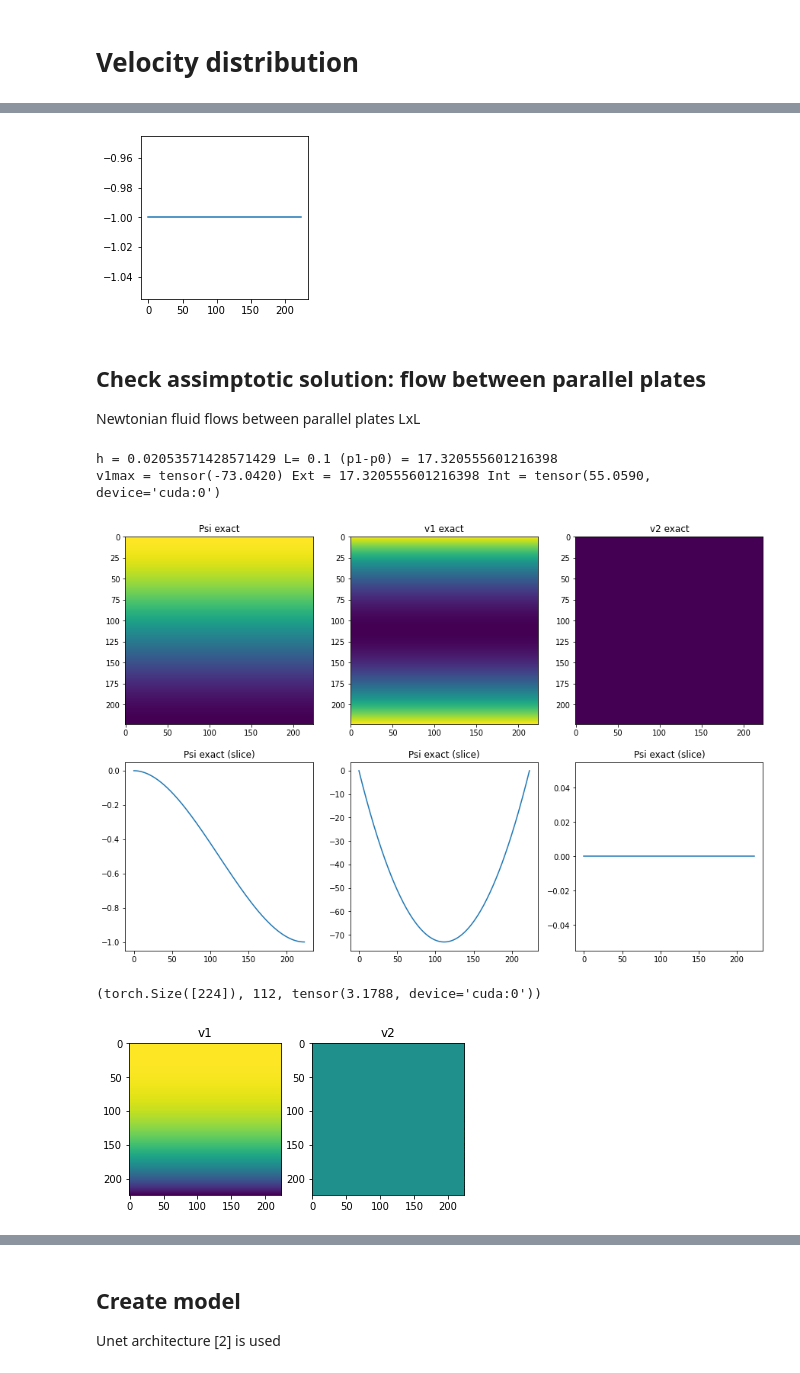
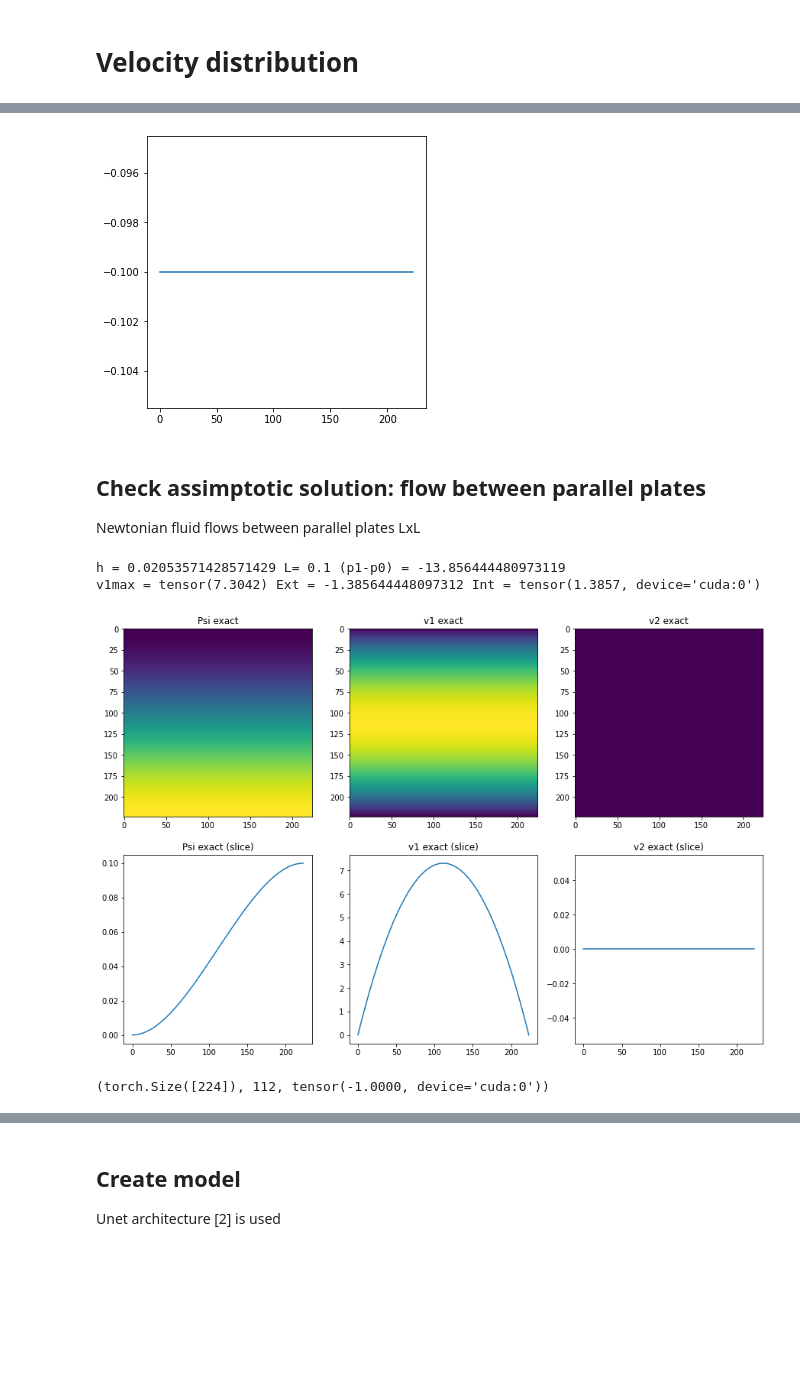
Before and after one commit to Mechanics-Mechatronics-and-Robotics/Physics-based-loss-and-machine-learning-approach-in-application-to-viscous-fluids-flow-modeling, a Jupyter notebook: Main.ipynb, the cells around one changed output, grey strips where cells are left out. Cells and saved outputs as stored; diff of their text form; code cells hidden in the pictures; blank space fills up the shorter version.

```diff
--- a/Main.ipynb
+++ b/Main.ipynb
@@ -70,7 +71,7 @@ LIM1 = [0, L]
 LIM2 = [0, L]
 
 # Flow rate through the inlet (outlet) boundary, m^3/s
-Q = 1
+Q = 0.1
 
 # Koefficient of dynamic viscosity (viscosity), Pa*s
 MU = 1e-3
@@ -530,7 +531,7 @@ fig = plt.figure(figsize=(FIGSIZE, FIGSIZE))
 plt.plot(Qch.cpu())
 plt.show()
 # %% [output]
-[figure, old version]
+[figure, new version]
 # %%
 # velocityMask = torch.ones(imgSize,imgSize)
 # velocityMask[:,0:3] = 0
@@ -556,17 +557,18 @@ Newtonian fluid flows between parallel plates LxL
 #Exact solution
 sp = int(SIZE/2)#slice position
 h=(SIZE-2*S2)*L/SIZE#(126-92)*L/126 # h is thickness of the channel, L is it's length
-pressureDrop = Q * 3 * MU * L / (2 * h ** 3)
-Extex = pressureDrop * Q
 # v1ex = pressureDrop / (2 * MU * L) * X2N*(X2N - 1) * h ** 2
 # v1exmax = pressureDrop / (2 * MU * L) * X2N[int(SIZE/2)]*(X2N[int(SIZE/2)] - 1) * h ** 2 # in the middle of the flow
 # psiex = (pressureDrop / (2 * MU * L) * (X2N ** 2)*((X2N/3) - (1/2)) * (h ** 3) + Q
 #        + pressureDrop / (12 * MU * L) * (h ** 3))
-C0 = 12*Q/(h**3)
-C1 = -6*Q/(h**2)
-psiex = C0*(X2N**3/6)*h**3 + C1*(X2N**2/2)*h**2
-v1ex = C0*(X2N**2/2)*h**2 + C1*(X2N)*h
+C0 = -12*MU*Q/(h**3)
+C1 = 6*Q/(h**2)
+psiex = C0*(X2N**3)*h**3/(6*MU) + C1*(X2N**2/2)*h**2
+v1ex = C0*(X2N**2)*h**2/(2*MU) + C1*(X2N)*h
 v1exmax = v1ex[int(SIZE/2)]
+
+pressureDrop = C0*L
+Extex = pressureDrop * Q
 
 # From 1D to 2D
 psiex = psiex * torch.ones(SIZE, SIZE)
@@ -578,62 +580,61 @@ v1ex = v1ex.t()
 v2ex = torch.zeros(SIZE, SIZE)
 
 #Calculate Internal power to check numerical integration
-xi11, xi12, xi22, EtaEta = TksiDistr(v1, v2, DX1N, DX2N, LIM1, LIM2)
+lim1 = [0, L]
+lim2 = [0, h]
+
+xi11, xi12, xi22, EtaEta = TksiDistr(v1ex, v2ex, DX1N, DX2N, lim1, lim2)
 #xi11,xi12,xi22,EtaEta = TksiDistr(v1Masked,v2Masked,dx1n,dx2n,lim1,lim2)
-int1EtaEta = torch.trapezoid(EtaEta)
-int2EtaEta = torch.trapezoid(int1EtaEta)
-s = DX1N * DX2N * LIM1[1] * LIM2[1]
-Intex = 0.5*MU*s*int2EtaEta #doublelIntegra
+
+int1EtaEta = torch.trapz(EtaEta)
+#int1EtaEta = scipy.integrate.fixed_quad(EtaEta.cpu(),0,1)
+int2EtaEta = torch.trapz(int1EtaEta)
+#int1EtaEta = scipy.integrate.fixed_quad(int1EtaEta.cpu(),0,1)
+
+s = DX1N * DX2N * lim1[1] * lim2[1]
+Intex = MU*s*int2EtaEta #doublelIntegral
+# EtaEta = np.array(EtaEta)
+# X1N = np.array(X1N)
+# X2N = np.array(X2N)
+#Intex = 0.5*MU*s*scipy.integrate.dblquad(EtaEta.cpu(),0,1,X1N.cpu(),X2N.cpu()) #doublelIntegra
 
 
 
 print('h =', h, 'L=', L, '(p1-p0) =', pressureDrop,
       '\nv1max =', v1exmax, 'Ext =', Extex, 'Int =', Intex)
 
 
 fig = plt.figure(figsize=(FIGSIZE*3, FIGSIZE*2))
 plt.subplot(2,3,1)
 plt.imshow(psiex)
 plt.title('Psi exact')
 
 plt.subplot(2,3,2)
 plt.imshow(v1ex)
 plt.title('v1 exact')
 
 plt.subplot(2,3,3)
 plt.imshow(v2ex)
 plt.title('v2 exact')
 
 plt.subplot(2,3,4)
 plt.plot(psiex[:,sp])
 plt.title('Psi exact (slice)')
 
 plt.subplot(2,3,5)
 plt.plot(v1ex[:,sp])
-plt.title('Psi exact (slice)')
+plt.title('v1 exact (slice)')
 
 plt.subplot(2,3,6)
 plt.plot(v2ex[:,sp])
-plt.title('Psi exact (slice)')
+plt.title('v2 exact (slice)')
 
 plt.show()
 # %% [output]
-h = 0.02053571428571429 L= 0.1 (p1-p0) = 17.320555601216398
-v1max = tensor(-73.0420) Ext = 17.320555601216398 Int = tensor(55.0590, device='cuda:0')
+h = 0.02053571428571429 L= 0.1 (p1-p0) = -13.856444480973119
+v1max = tensor(7.3042) Ext = -1.385644448097312 Int = tensor(1.3857, device='cuda:0')
-[figure, old version]
+[figure, new version]
 # %%
 X2N.shape, int(SIZE/2),Intex/Extex
 # %% [output]
-(torch.Size([224]), 112, tensor(3.1788, device='cuda:0'))
+(torch.Size([224]), 112, tensor(-1.0000, device='cuda:0'))
-# %%
-v1ch, v2ch = velocityDistr(psiex2dt, DX1N, DX2N, LIM1, LIM2)
-fig = plt.figure(figsize=(FIGSIZE * 2, FIGSIZE))
-plt.subplot(1,2,1)
-plt.imshow(v1ch.cpu())
-plt.title('v1')
-plt.subplot(1,2,2)
-plt.imshow(v2ch.cpu())
-plt.title('v2')
-plt.show()
-# %% [output]
-[figure, removed]
```
Also changed, not shown: parts of 17 cells of this notebook.
